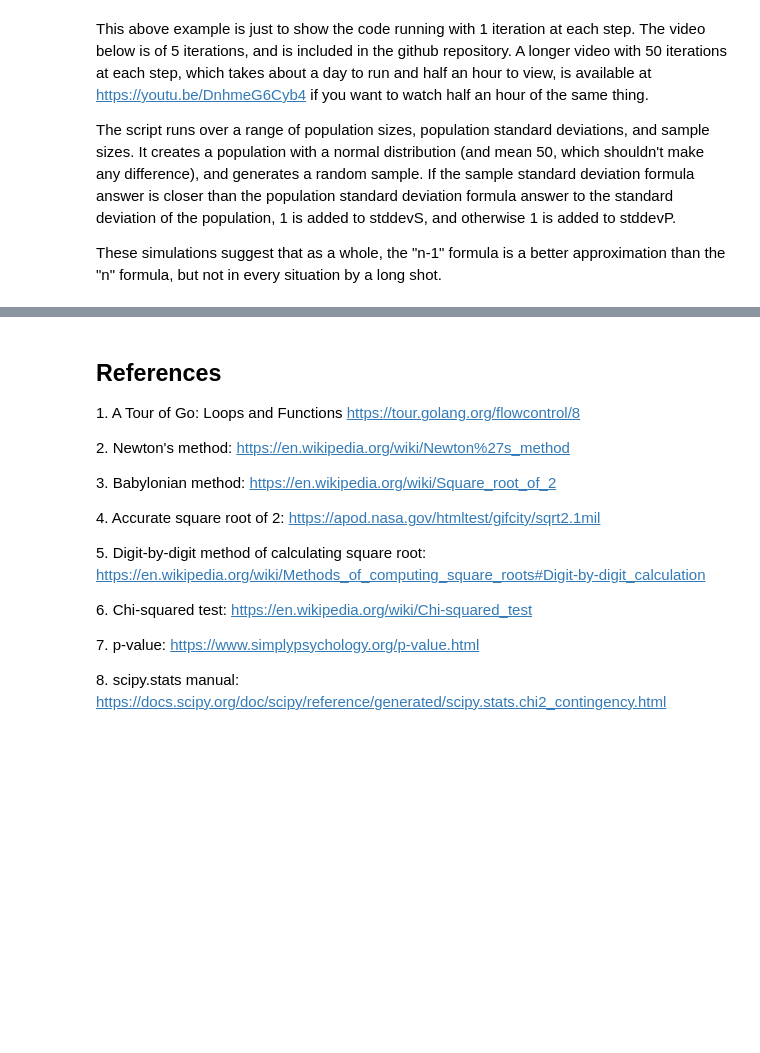
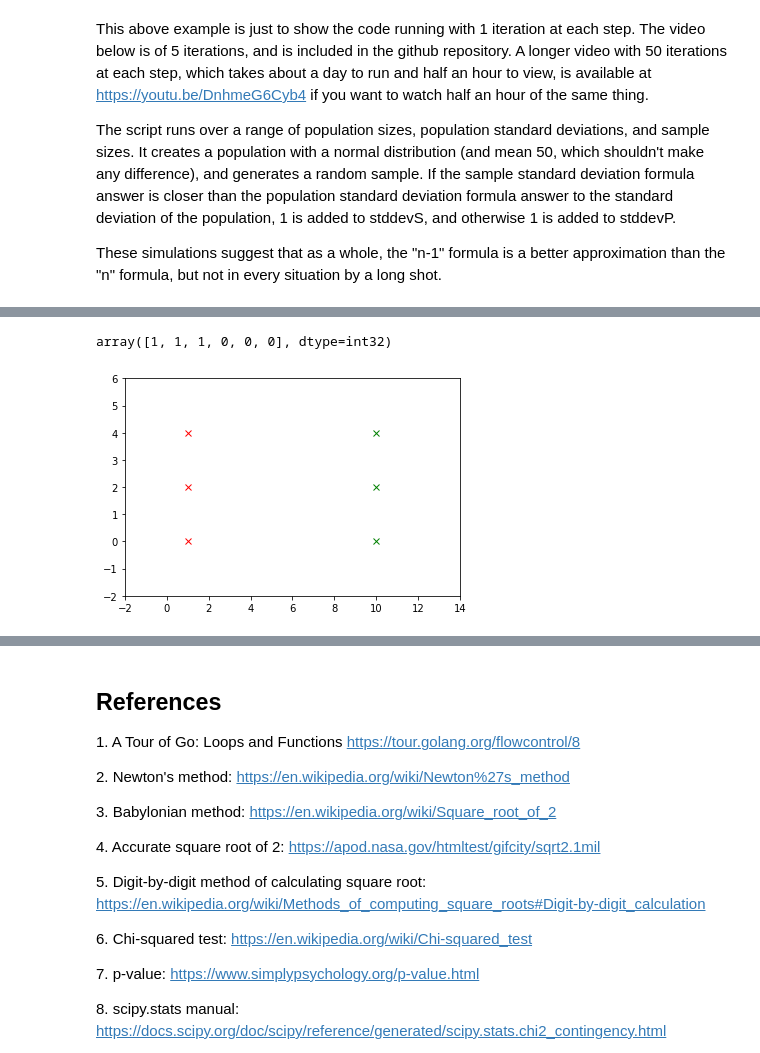
Before and after one commit to HFintan/MLS, a Jupyter notebook: Tasks.ipynb, the cells around one changed output, grey strips where cells are left out. Cells and saved outputs as stored; diff of their text form; code cells hidden in the pictures; blank space fills up the shorter version.

```diff
--- a/Tasks.ipynb
+++ b/Tasks.ipynb
@@ -516,0 +603,17 @@ Video("smallout.mp4")
+# %%
+# Perform kmeans fitting.
+kmeans = skcl.KMeans(n_clusters=2, random_state=0).fit(X)
+# See the labels of the points.
+kmeans.labels_
+# %% [output]
+array([1, 1, 1, 0, 0, 0], dtype=int32)
+# %%
+# Plot the data set.
+plt.plot(X[kmeans.labels_ == 0][:,0], X[kmeans.labels_ == 0][:,1], 'gx')
+plt.plot(X[kmeans.labels_ == 1][:,0], X[kmeans.labels_ == 1][:,1], 'rx')
+# Set reasonable limits.
+plt.xlim([-2,14])
+plt.ylim([-2,6])
+plt.show()
+# %% [output]
+[figure, added]
```
Also changed, not shown: parts of 31 cells of this notebook, 2 other files.
